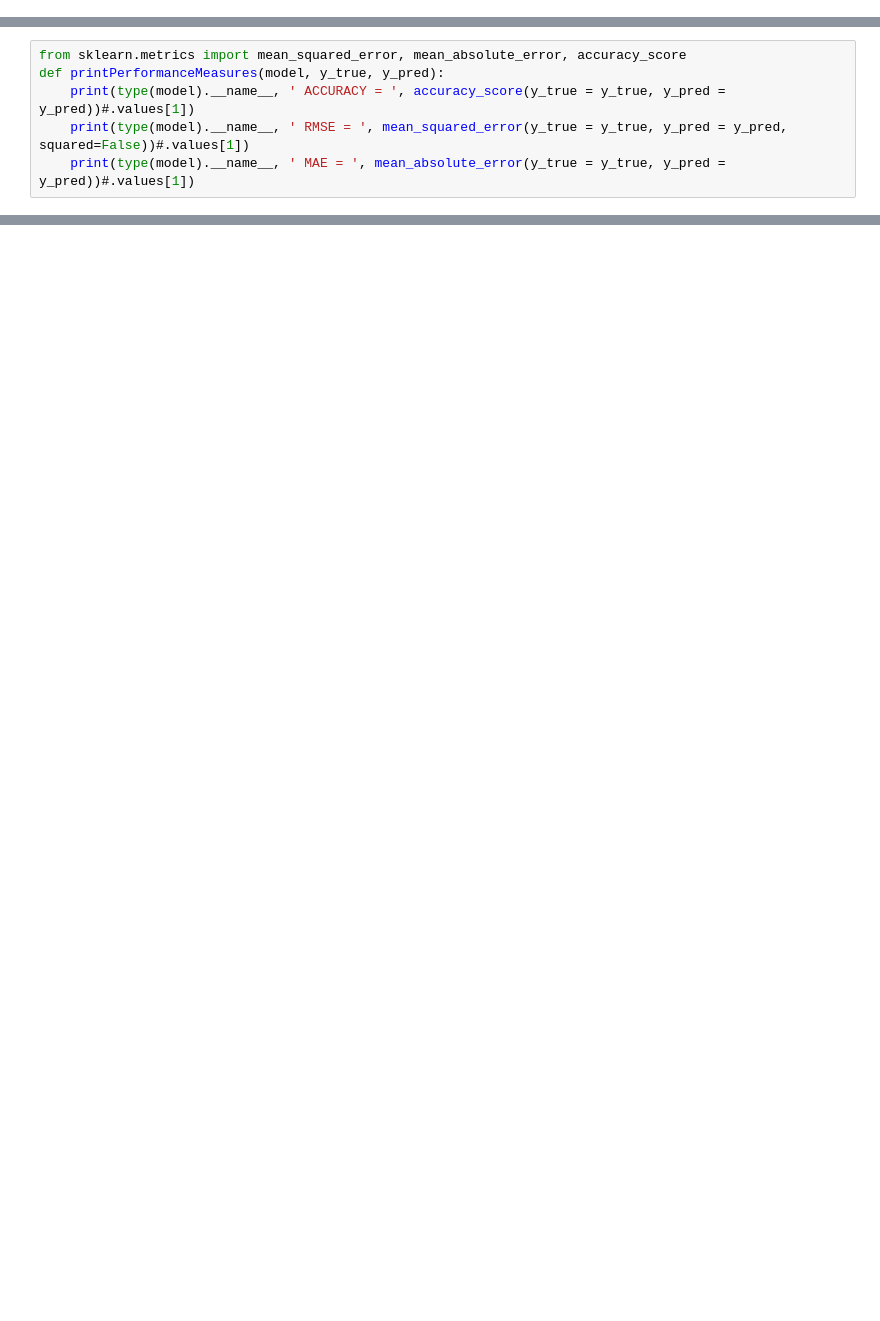
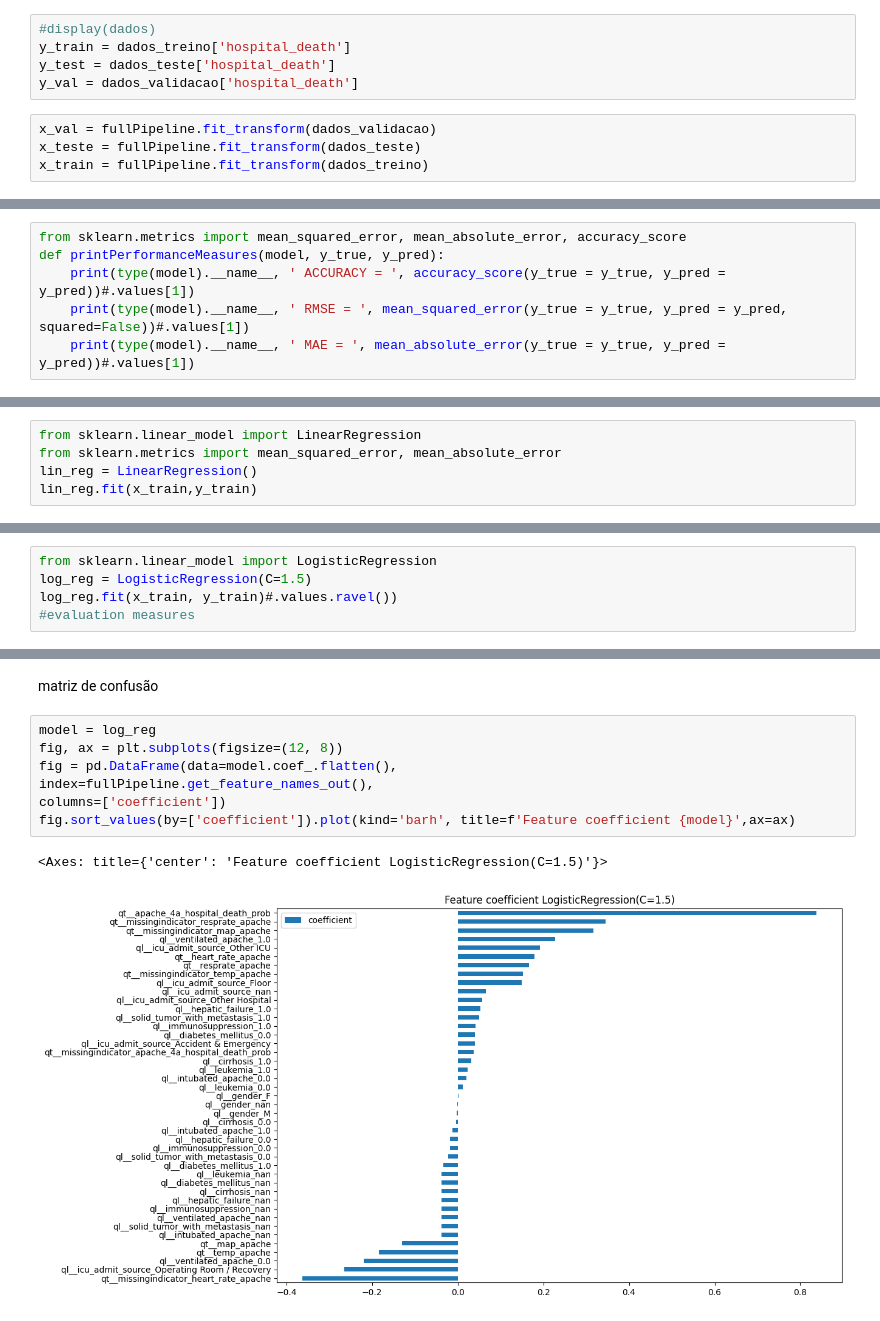
Before and after one commit to kaioreidela/Death_Prediction_in_ICU, a Jupyter notebook: Projeto_TI.ipynb, the cells around one changed output, grey strips where cells are left out. Cells and saved outputs as stored; diff of their text form; blank space fills up the shorter version.

```diff
--- a/Projeto_TI.ipynb
+++ b/Projeto_TI.ipynb
@@ -903,0 +892,9 @@ pd.DataFrame(treino_dados_x, columns=fullPipeline.get_feature_names_out()).head(
+# %%
+#display(dados)
+y_train = dados_treino['hospital_death']
+y_test = dados_teste['hospital_death']
+y_val = dados_validacao['hospital_death']
+# %%
+x_val = fullPipeline.fit_transform(dados_validacao)
+x_teste = fullPipeline.fit_transform(dados_teste)
+x_train = fullPipeline.fit_transform(dados_treino)
@@ -962,0 +1006,5 @@ def printPerformanceMeasures(model, y_true, y_pred):
+# %%
+from sklearn.linear_model import LinearRegression
+from sklearn.metrics import mean_squared_error, mean_absolute_error
+lin_reg = LinearRegression()
+lin_reg.fit(x_train,y_train)
@@ -971,0 +1060,5 @@ LinearRegression  MAE =  0.08419134254427639
+# %%
+from sklearn.linear_model import LogisticRegression
+log_reg = LogisticRegression(C=1.5)
+log_reg.fit(x_train, y_train)#.values.ravel())
+#evaluation measures
@@ -971,0 +1088,12 @@ LinearRegression  MAE =  0.08419134254427639
+# %% [markdown]
+matriz de confusão
+# %%
+model = log_reg
+fig, ax = plt.subplots(figsize=(12, 8))
+fig = pd.DataFrame(data=model.coef_.flatten(),
+index=fullPipeline.get_feature_names_out(),
+columns=['coefficient'])
+fig.sort_values(by=['coefficient']).plot(kind='barh', title=f'Feature coefficient {model}',ax=ax)
+# %% [output]
+<Axes: title={'center': 'Feature coefficient LogisticRegression(C=1.5)'}>
+[figure, added]
```
Also changed, not shown: parts of 82 cells of this notebook.
